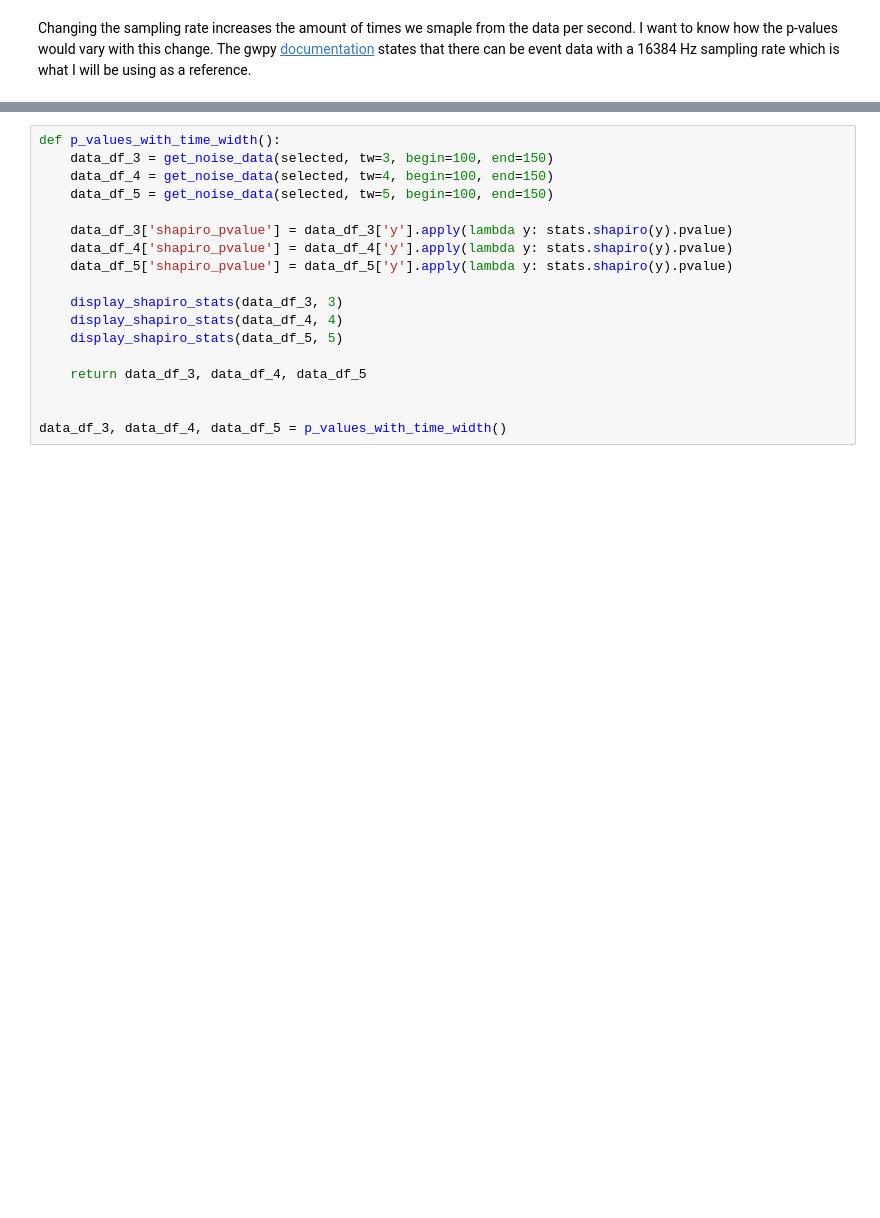
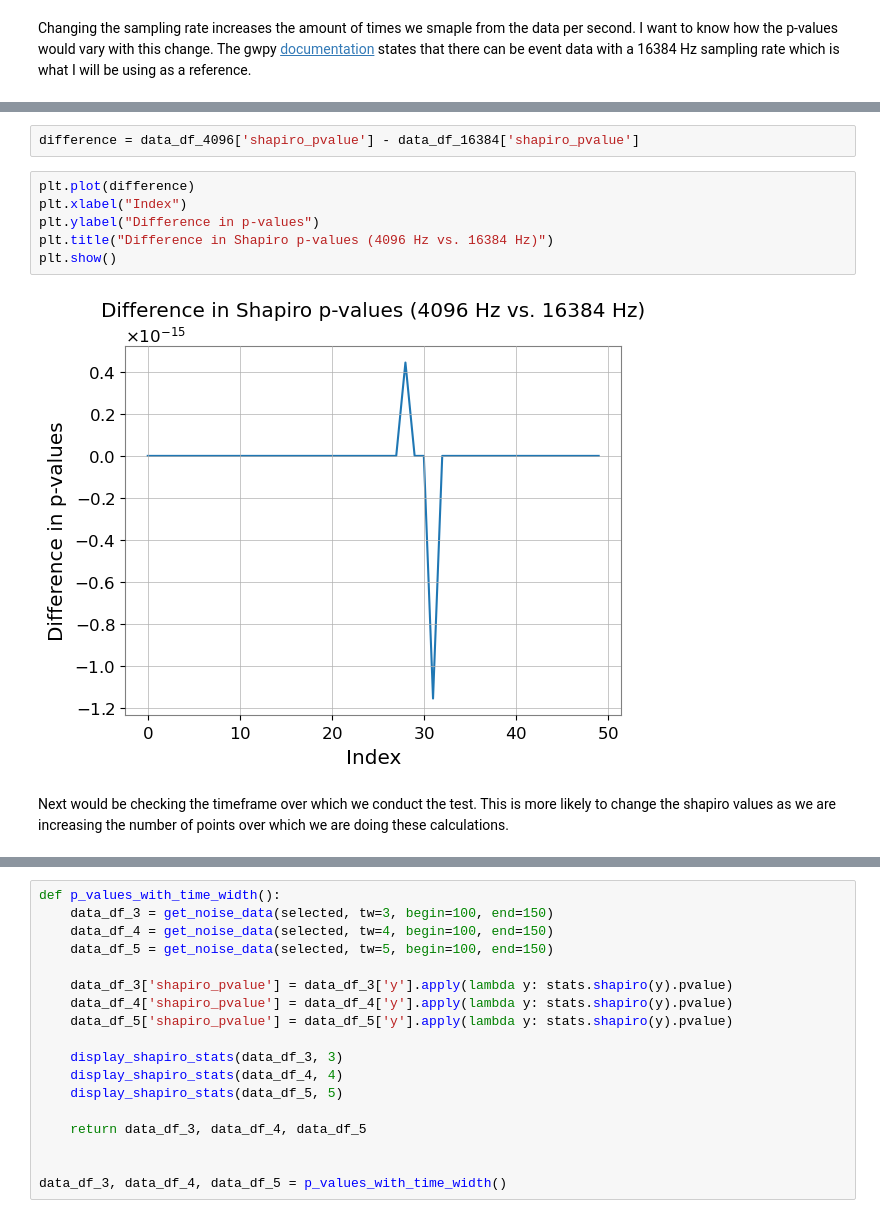
Before and after one commit to ashishmathew0297/gwpy-experiments, a Jupyter notebook: code/shapiro_test.ipynb, the cells around one changed output, grey strips where cells are left out. Saved outputs shown, nothing was run; the diff lists cells and outputs as text; blank space fills up the shorter version.

```diff
--- a/code/shapiro_test.ipynb
+++ b/code/shapiro_test.ipynb
@@ -172,0 +201,12 @@ We notice here that the sampling rate does not seem to change the p-values of th
+# %%
+difference = data_df_4096['shapiro_pvalue'] - data_df_16384['shapiro_pvalue']
+# %%
+plt.plot(difference)
+plt.xlabel("Index")
+plt.ylabel("Difference in p-values")
+plt.title("Difference in Shapiro p-values (4096 Hz vs. 16384 Hz)")
+plt.show()
+# %% [output]
+[figure, added]
+# %% [markdown]
+Next would be checking the timeframe over which we conduct the test. This is more likely to change the shapiro values as we are increasing the number of points over which we are doing these calculations.
```
Also changed, not shown: parts of 7 cells of this notebook.
